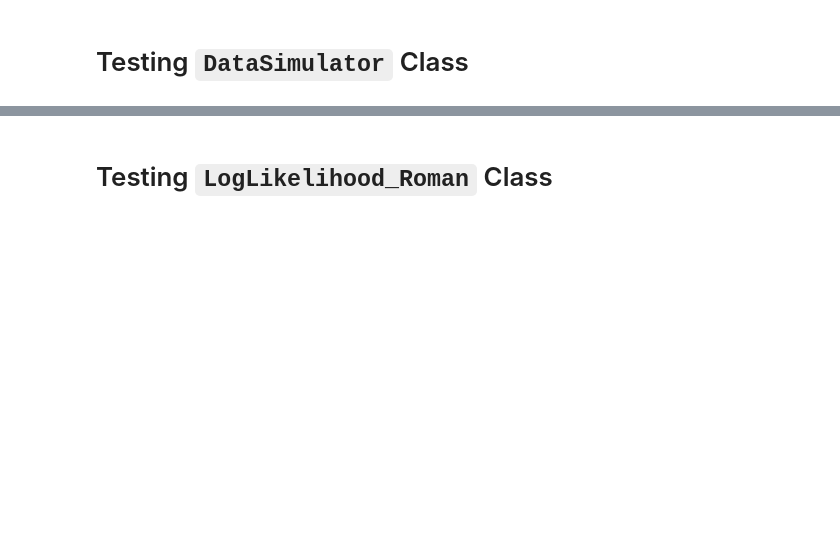
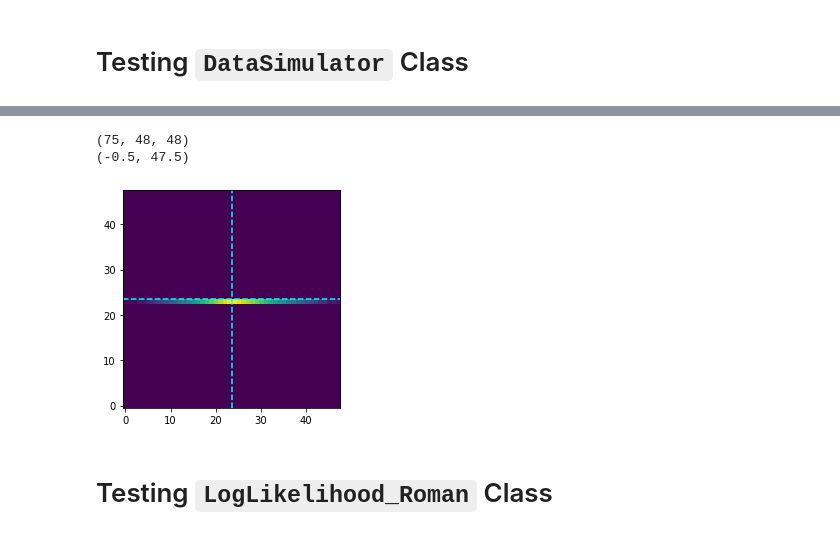
Before and after one commit to KinematicLensing/kl-tools, a Jupyter notebook: notebooks/dev/[module_test]GrismGenerator.ipynb, the cells around one changed output, grey strips where cells are left out. Cells and saved outputs as stored; diff of their text form; code cells hidden in the pictures; blank space fills up the shorter version.

```diff
--- a/notebooks/dev/[module_test]GrismGenerator.ipynb
+++ b/notebooks/dev/[module_test]GrismGenerator.ipynb
@@ -286,3 +278,18 @@ plt.show()
+# %%
+### can make a gif routine to slice through the cube!
+print(ds._data.shape)
+plt.imshow(np.log(ds._data[38,:,:]+1e-8), origin = 'lower')
+ax = plt.gca()
+xmid = np.mean(ax.get_xlim())
+ymid = np.mean(ax.get_ylim())
+plt.axvline(xmid, color='cyan', ls='--')
+plt.axhline(ymid, color='cyan', ls='--')
+
+print(ax.get_xlim())
+# %% [output]
+(75, 48, 48)
+(-0.5, 47.5)
+[figure, added]
 # %% [markdown]
 # Testing `LogLikelihood_Roman` Class
 # %%
```
Also changed, not shown: parts of 19 cells of this notebook, 4 other files.
